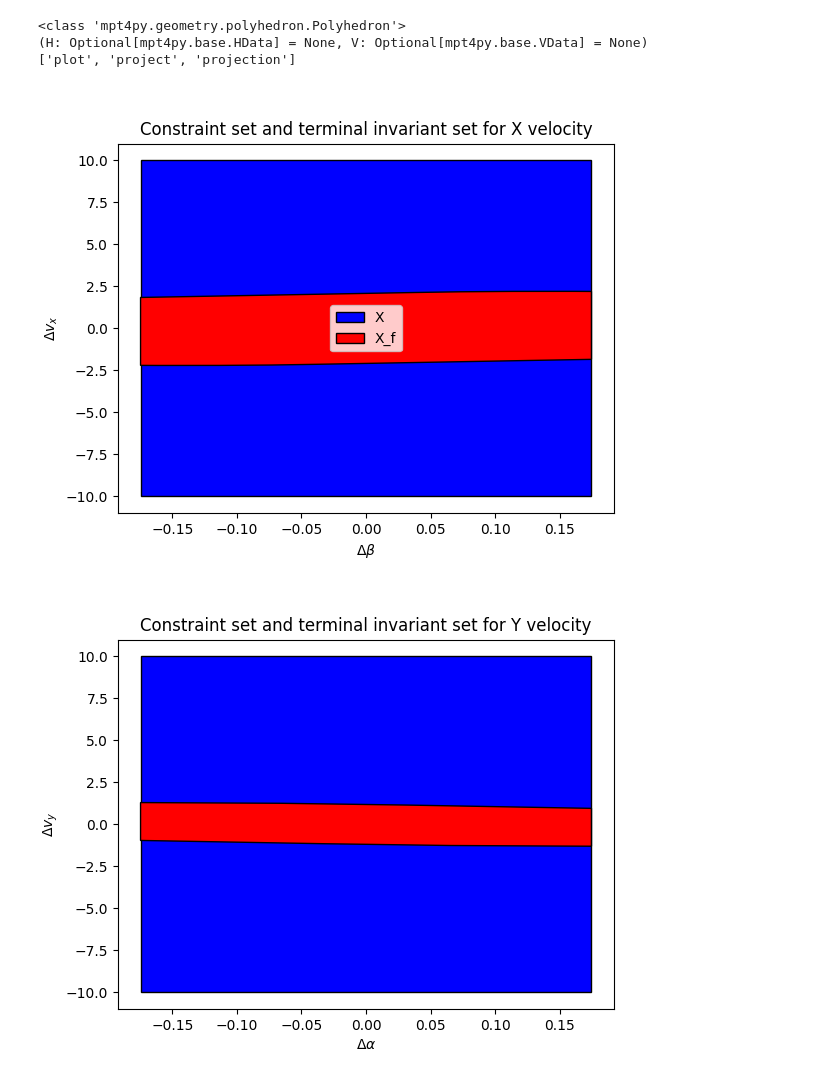
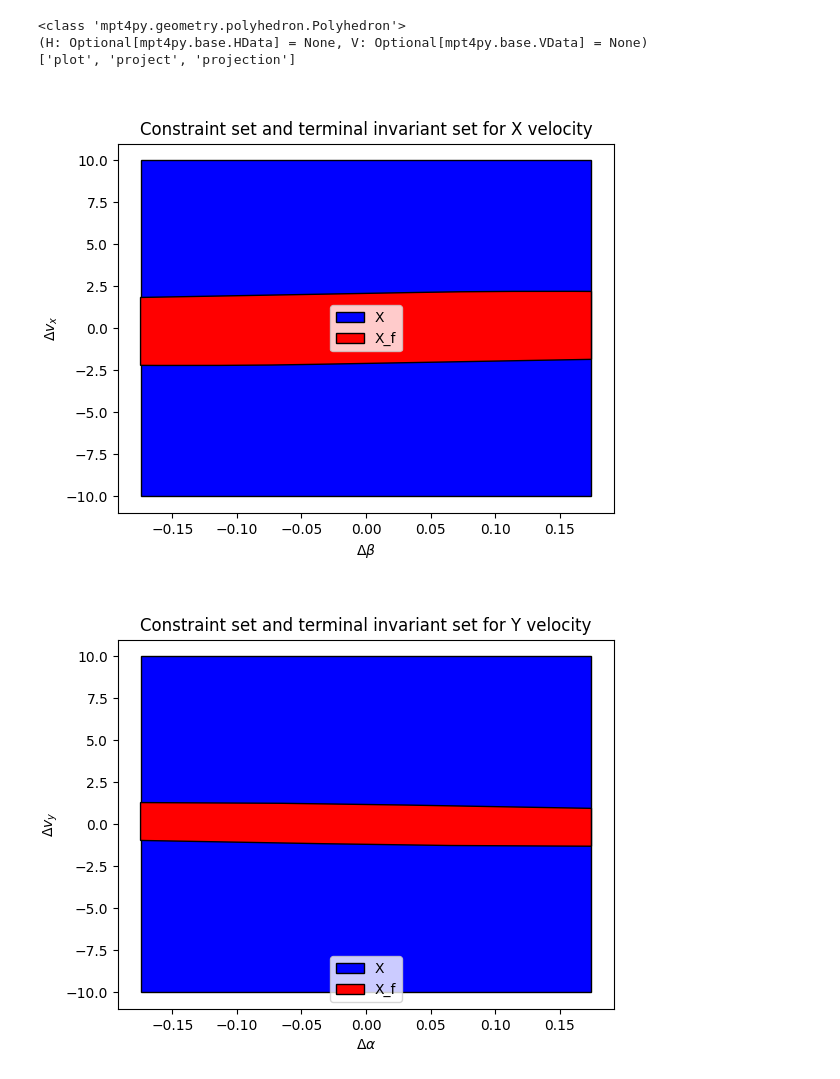
Before and after one commit to eglantinedurand/MPC_project, a Jupyter notebook: project/Deliverable_3_1/Deliverable_3_1.ipynb, the cells around one changed output. Drawn from its saved outputs; the diff is of its cells as text; code cells hidden in the pictures.

Commit message:
oubli d'une legende

```diff
--- a/project/Deliverable_3_1/Deliverable_3_1.ipynb
+++ b/project/Deliverable_3_1/Deliverable_3_1.ipynb
@@ -321,6 +321,7 @@ Xfproj_y.plot(ax=ax, color="red", label=r"X_f")
 ax.set_title(r"Constraint set and terminal invariant set for Y velocity")
 ax.set_xlabel(r"$\Delta\alpha$")
 ax.set_ylabel(r"$\Delta v_y$")
+plt.legend()
 plt.show()
 
 
@@ -330,33 +331,33 @@ def interval_from_poly(P):
     A = np.array(P.A, dtype=float).flatten()
     b = np.array(P.b, dtype=float).flatten()
     ub = np.min(b[A > 0] / A[A > 0])
     lb = np.max(b[A < 0] / A[A < 0])
     return lb, ub
 
 lbX, ubX = interval_from_poly(mpc_z._X)
 lbXf, ubXf = interval_from_poly(mpc_z._Xf)
 
 fig, ax = plt.subplots()
 ax.hlines(0.0, lbX, ubX, color="blue",linewidth=4, label=r"$X$")
 ax.hlines(0.0, lbXf, ubXf, color="red",linewidth=4, label=r"$X_f$")
 ax.set_title(r"Constraint set and terminal invariant set for Z velocity")
 ax.set_xlabel(r"$\Delta v_z$")
 ax.set_yticks([])
 ax.grid(True)
 ax.legend()
 plt.show()
 
 
 fig, ax = plt.subplots()
-
 mpc_roll._X.plot(ax=ax, color ="blue", label=r"X")
 mpc_roll._Xf.plot(ax=ax,color="red", label=r"X_f")
 
 ax.set_title(r"Constraint set and terminal invariant set for roll")
 ax.set_xlabel(r"$\Delta \omega_z$")
 ax.set_ylabel(r"$\Delta \gamma$")
+plt.legend()
 plt.show()
 # %% [output]
 [figure]
-[figure, old version]
+[figure, new version]
 [figure]
```
Also changed, not shown: parts of 1 cell of this notebook.
